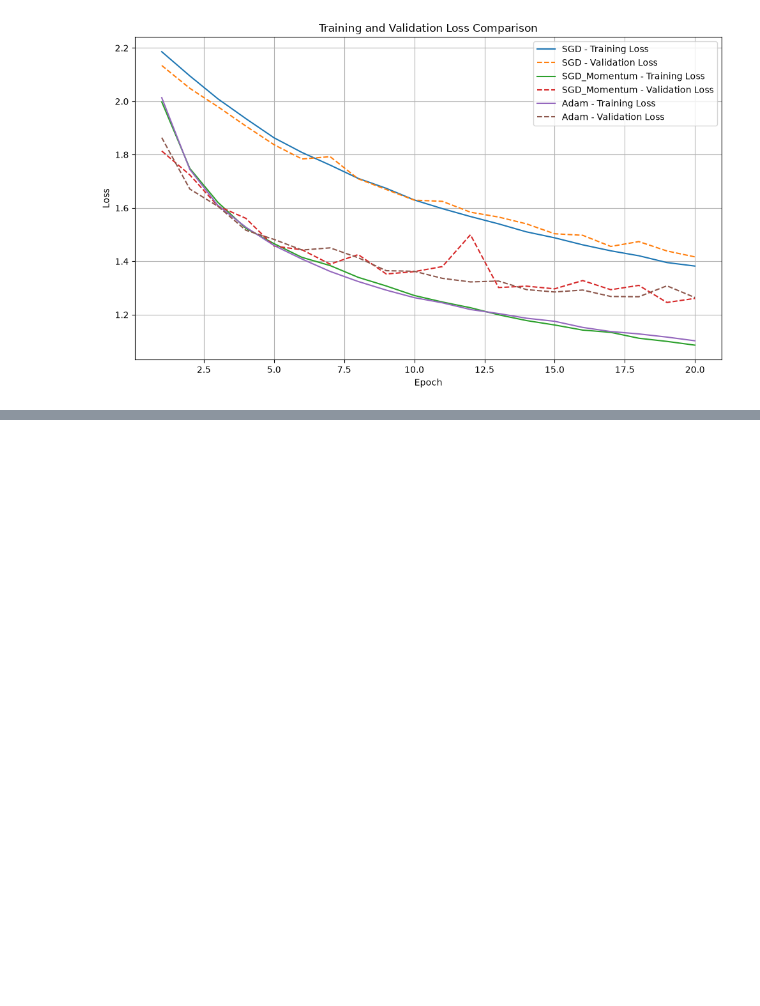
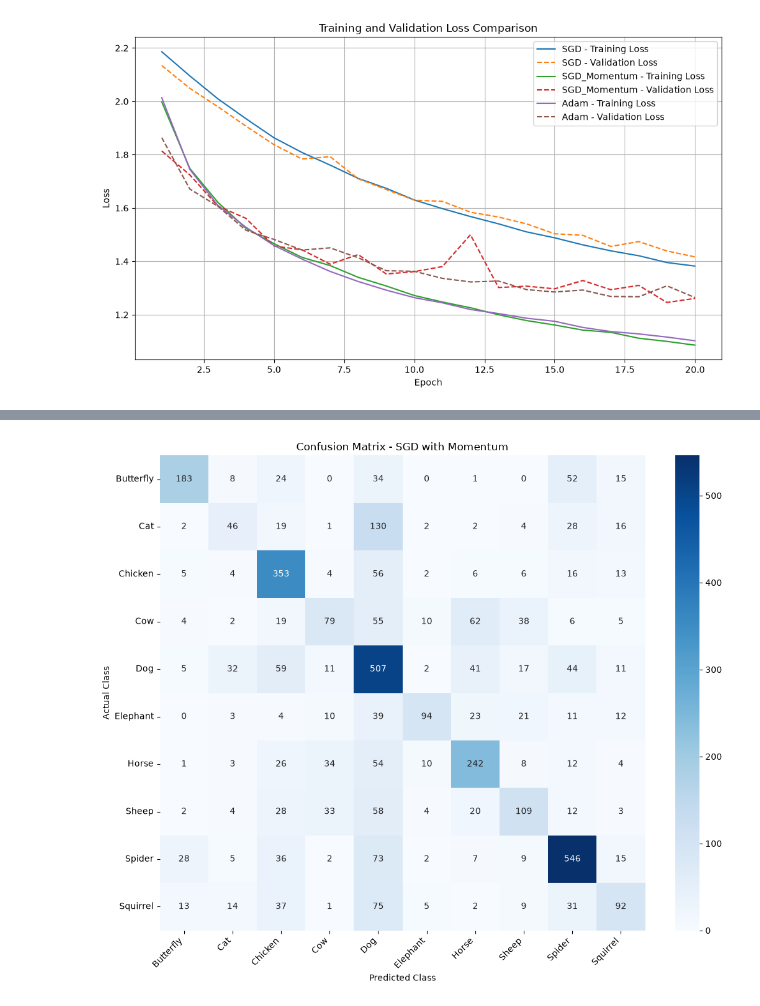
Before and after one commit to Nimindu04/EN3150_Animal_Classification_CNN, a Jupyter notebook: Model_B/01_dataset_preparation.ipynb, the cells around one changed output, grey strips where cells are left out. Saved outputs shown, nothing was run; the diff lists cells and outputs as text; code cells hidden in the pictures; blank space fills up the shorter version.

```diff
--- a/Model_B/01_dataset_preparation.ipynb
+++ b/Model_B/01_dataset_preparation.ipynb
@@ -1243,0 +1350,16 @@ plt.show()
+# %%
+MODEL_DIR = PROJECT_ROOT / "Model_B" / "saved_models"
+MODEL_DIR.mkdir(parents=True, exist_ok=True)
+
+models_to_save = {
+    "SGD": model_sgd,
+    "SGD_Momentum": model_momentum,
+    "Adam": model_adam
+}
+
+for name, trained_model in models_to_save.items():
+    model_path = MODEL_DIR / f"lightweight_cnn_{name.lower()}.pth"
+    torch.save(trained_model.state_dict(), model_path)
+    print(f"{name} model saved: {model_path}")
+
+print("\nAll three model checkpoints saved successfully.")
@@ -1243,0 +1590,64 @@ plt.show()
+# %%
+import json
+import pandas as pd
+import matplotlib.pyplot as plt
+from sklearn.metrics import classification_report, confusion_matrix
+
+RESULTS_DIR.mkdir(parents=True, exist_ok=True)
+
+# Save overall comparison
+metrics_df.to_csv(
+    RESULTS_DIR / "test_metrics_comparison.csv",
+    index=False
+)
+
+# Save detailed per-class reports for all optimizers
+for name, results in test_predictions.items():
+    report = classification_report(
+        results["labels"],
+        results["predictions"],
+        labels=list(range(len(class_names))),
+        target_names=class_names,
+        output_dict=True,
+        zero_division=0
+    )
+
+    report_df = pd.DataFrame(report).transpose()
+    report_df.to_csv(
+        RESULTS_DIR / f"classification_report_{name.lower()}.csv"
+    )
+
+# Save the SGD with Momentum confusion matrix
+selected_name = "SGD_Momentum"
+cm = confusion_matrix(
+    test_predictions[selected_name]["labels"],
+    test_predictions[selected_name]["predictions"],
+    labels=list(range(len(class_names)))
+)
+
+plt.figure(figsize=(11, 9))
+sns.heatmap(
+    cm,
+    annot=True,
+    fmt="d",
+    cmap="Blues",
+    xticklabels=class_names,
+    yticklabels=class_names
+)
+plt.xlabel("Predicted Class")
+plt.ylabel("Actual Class")
+plt.title("Confusion Matrix - SGD with Momentum")
+plt.xticks(rotation=45, ha="right")
+plt.yticks(rotation=0)
+plt.tight_layout()
+
+confusion_path = RESULTS_DIR / "confusion_matrix_sgd_momentum.png"
+plt.savefig(confusion_path, dpi=300, bbox_inches="tight")
+plt.show()
+plt.close()
+
+print("Evaluation files saved successfully.")
+print(f"Results folder: {RESULTS_DIR}")
+print(f"Confusion matrix: {confusion_path}")
+# %% [output]
+[figure, added]
```
Also changed, not shown: parts of 13 cells of this notebook.
